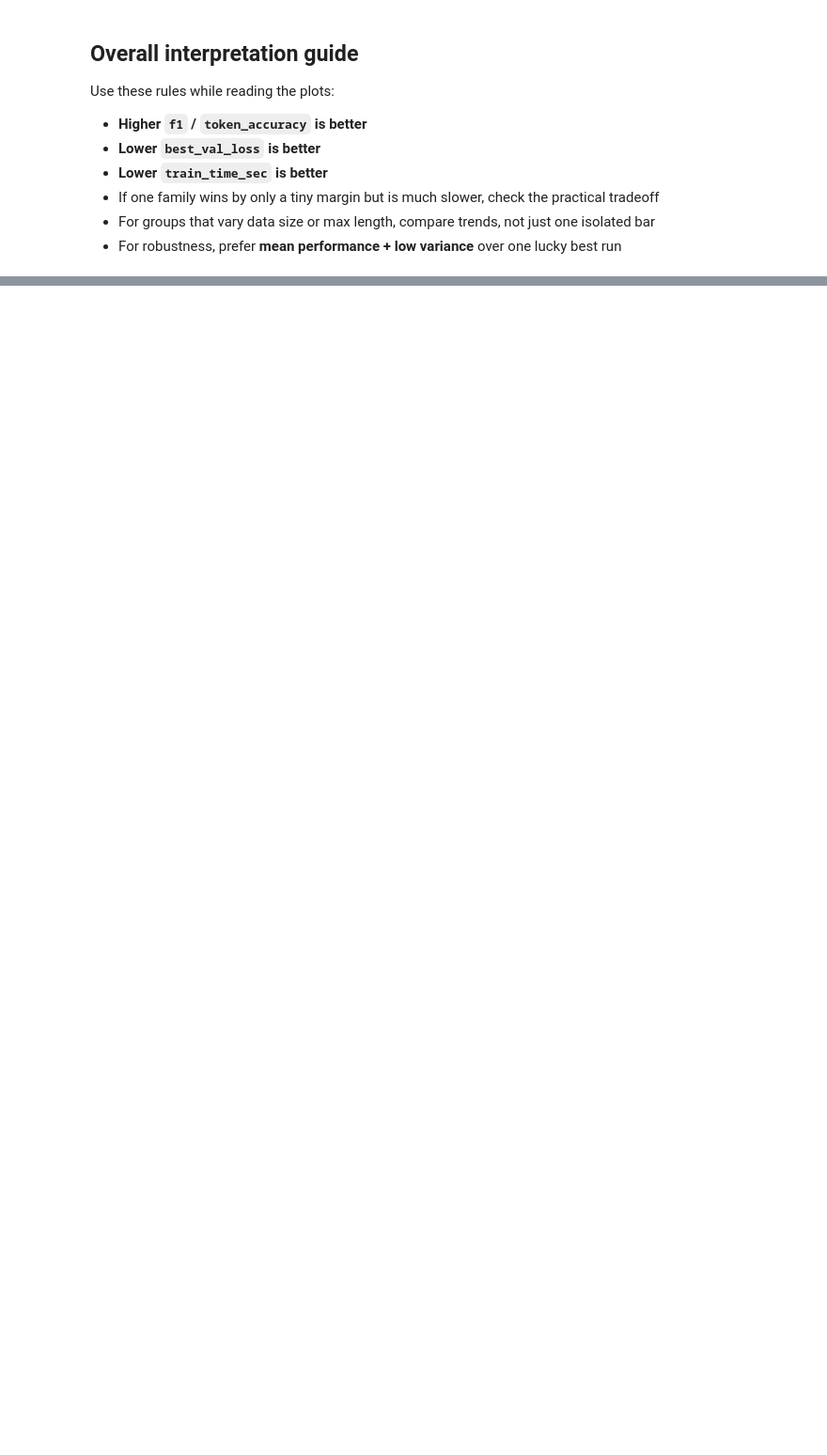
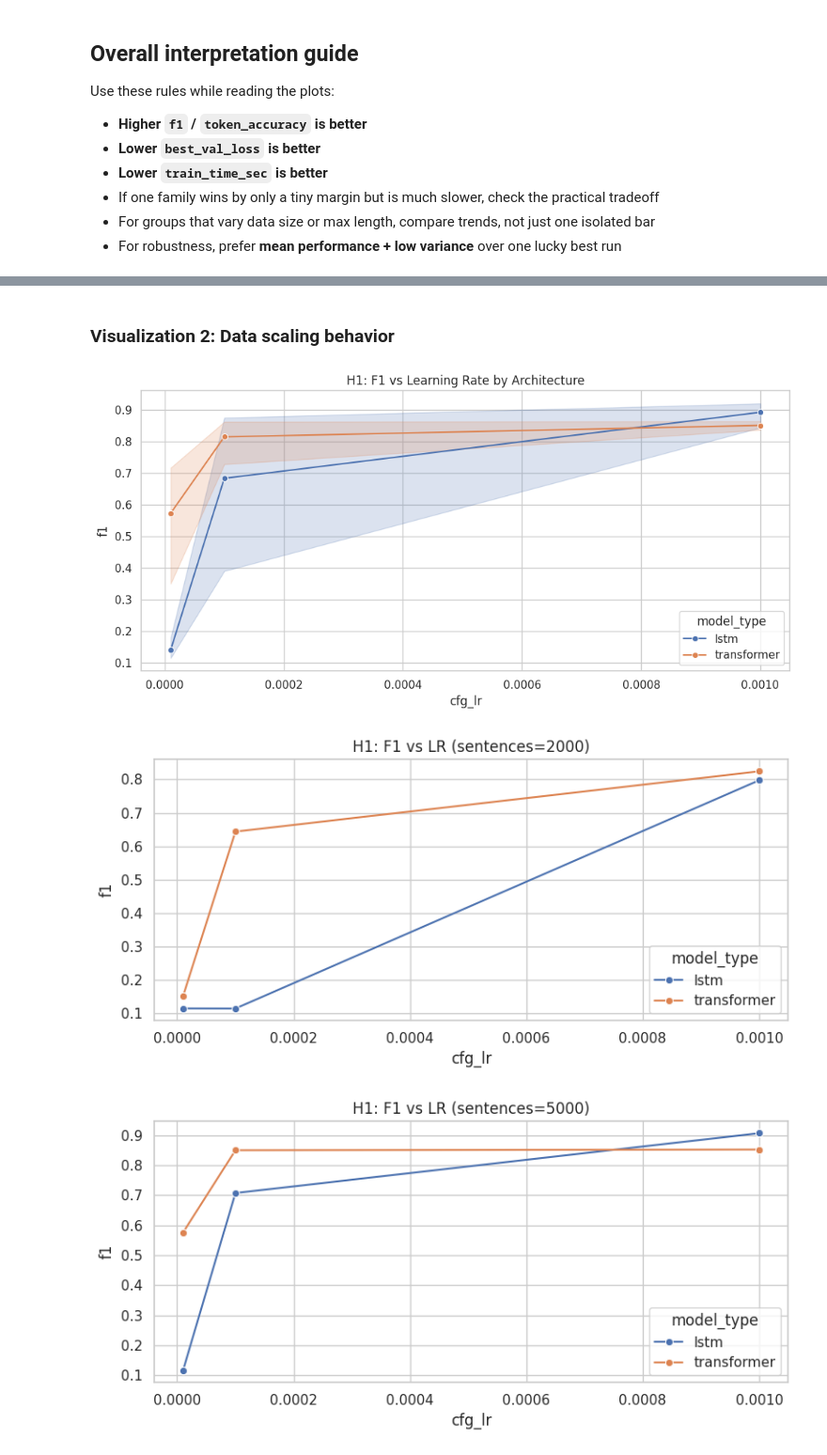
Before and after one commit to DanH3re/ml-project, a Jupyter notebook: src/pos_hypothesis_explorer.ipynb, the cells around one changed output, grey strips where cells are left out. Shown at 94% size. Cells and saved outputs as stored; diff of their text form; code cells hidden in the pictures; blank space fills up the shorter version.

```diff
--- a/src/pos_hypothesis_explorer.ipynb
+++ b/src/pos_hypothesis_explorer.ipynb
@@ -1021,0 +399,29 @@ if not df.empty:
+# %% [markdown]
+### Visualization 2: Data scaling behavior
+# %%
+if not h1_data.empty:
+    plot_line(
+        h1_data,
+        x="cfg_lr",
+        y=SELECTION_METRIC,
+        hue="model_type",
+        title=f"H1: {SELECTION_METRIC.upper()} vs Learning Rate by Architecture",
+        figsize=(10, 5)
+    )
+
+    # Also show for each data size separately
+    for sent_count in sorted(h1_data["sentences"].unique()):
+        subset = h1_data[h1_data["sentences"] == sent_count]
+        if len(subset) > 0:
+            plot_line(
+                subset,
+                x="cfg_lr",
+                y=SELECTION_METRIC,
+                hue="model_type",
+                title=f"H1: {SELECTION_METRIC.upper()} vs LR (sentences={sent_count})",
+                figsize=(8, 4)
+            )
+# %% [output]
+[figure, added]
+[figure, added]
+[figure, added]
```
Also changed, not shown: parts of 30 cells of this notebook, 27 other files.
